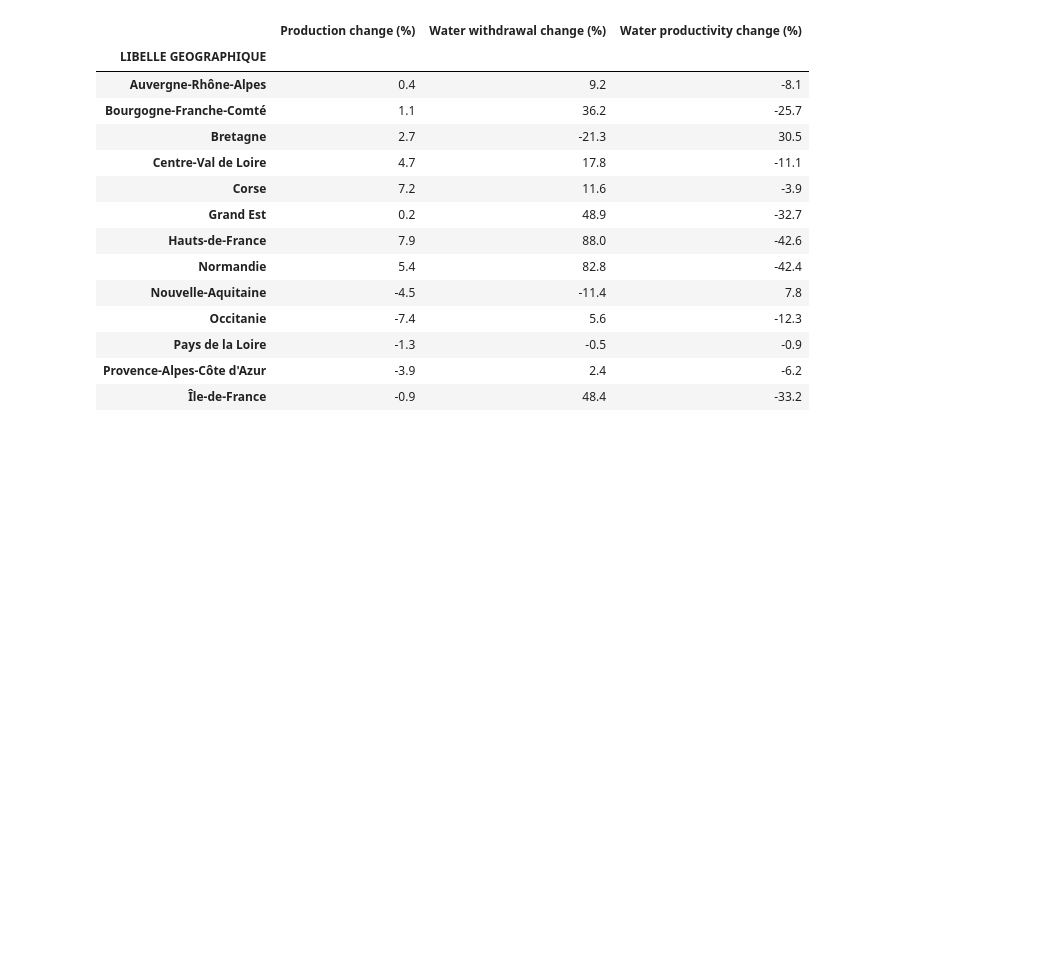
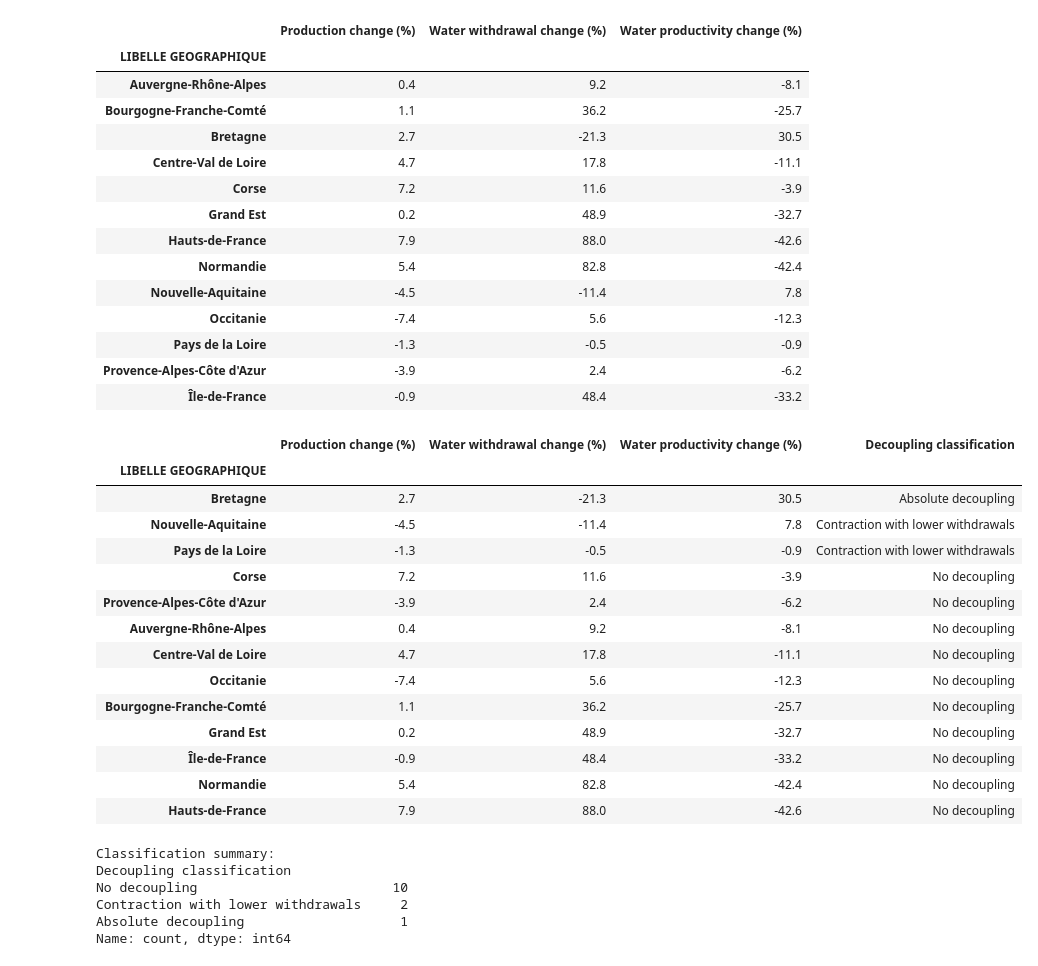
Before and after one commit to vicentef-cmyk/DataScProject, a Jupyter notebook: notebooks/analysis.ipynb, the cells around one changed output. Saved outputs shown, nothing was run; the diff lists cells and outputs as text; code cells hidden in the pictures; blank space fills up the shorter version.

```diff
--- a/notebooks/analysis.ipynb
+++ b/notebooks/analysis.ipynb
@@ -1240,3 +1240,58 @@ display(robustness.round(1))
 | Pays de la Loire | -1.3 | -0.5 | -0.9 |
 | Provence-Alpes-Côte d'Azur | -3.9 | 2.4 | -6.2 |
 | Île-de-France | -0.9 | 48.4 | -33.2 |
+# %%
+# Classify regional decoupling based on three-year averages
+def classify_decoupling(row):
+    production = row["Production change (%)"]
+    water = row["Water withdrawal change (%)"]
+
+    if production > 0 and water < 0:
+        return "Absolute decoupling"
+    elif production > water and water >= 0:
+        return "Relative decoupling"
+    elif production < 0 and water < 0:
+        return "Contraction with lower withdrawals"
+    else:
+        return "No decoupling"
+
+
+robustness["Decoupling classification"] = robustness.apply(
+    classify_decoupling, axis=1
+)
+
+display(
+    robustness[
+        [
+            "Production change (%)",
+            "Water withdrawal change (%)",
+            "Water productivity change (%)",
+            "Decoupling classification"
+        ]
+    ].sort_values("Water productivity change (%)", ascending=False).round(1)
+)
+
+print("\nClassification summary:")
+print(robustness["Decoupling classification"].value_counts())
+# %% [output]
+|  | Production change (%) | Water withdrawal change (%) | Water productivity change (%) | Decoupling classification |
+| LIBELLE GEOGRAPHIQUE |  |  |  |  |
+| Bretagne | 2.7 | -21.3 | 30.5 | Absolute decoupling |
+| Nouvelle-Aquitaine | -4.5 | -11.4 | 7.8 | Contraction with lower withdrawals |
+| Pays de la Loire | -1.3 | -0.5 | -0.9 | Contraction with lower withdrawals |
+| Corse | 7.2 | 11.6 | -3.9 | No decoupling |
+| Provence-Alpes-Côte d'Azur | -3.9 | 2.4 | -6.2 | No decoupling |
+| Auvergne-Rhône-Alpes | 0.4 | 9.2 | -8.1 | No decoupling |
+| Centre-Val de Loire | 4.7 | 17.8 | -11.1 | No decoupling |
+| Occitanie | -7.4 | 5.6 | -12.3 | No decoupling |
+| Bourgogne-Franche-Comté | 1.1 | 36.2 | -25.7 | No decoupling |
+| Grand Est | 0.2 | 48.9 | -32.7 | No decoupling |
+| Île-de-France | -0.9 | 48.4 | -33.2 | No decoupling |
+| Normandie | 5.4 | 82.8 | -42.4 | No decoupling |
+| Hauts-de-France | 7.9 | 88.0 | -42.6 | No decoupling |
+Classification summary:
+Decoupling classification
+No decoupling                         10
+Contraction with lower withdrawals     2
+Absolute decoupling                    1
+Name: count, dtype: int64
```
Also changed, not shown: parts of 15 cells of this notebook.
